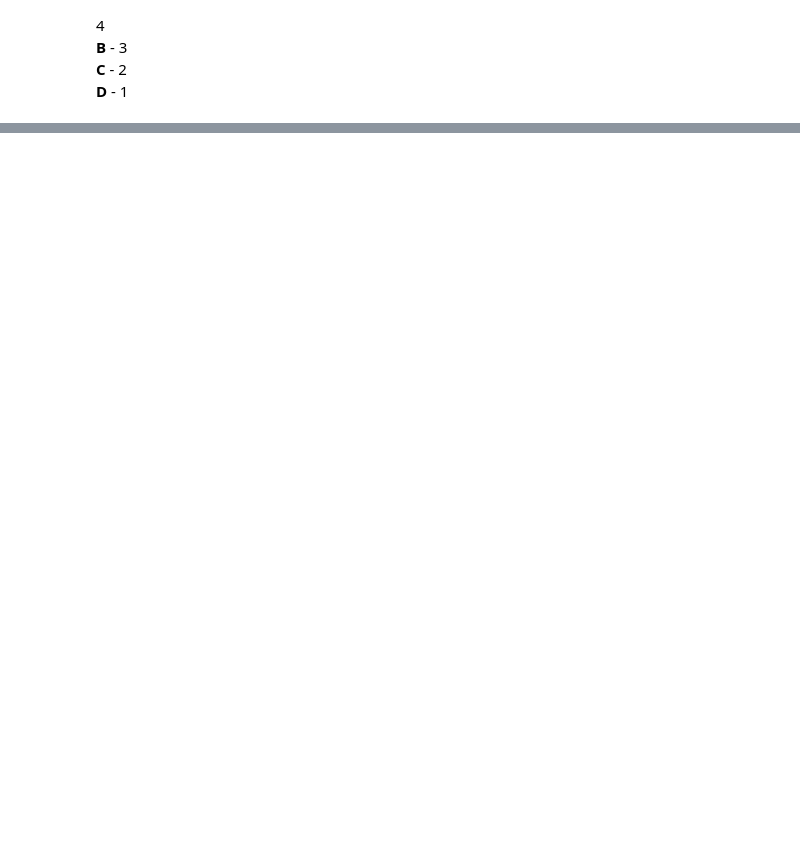
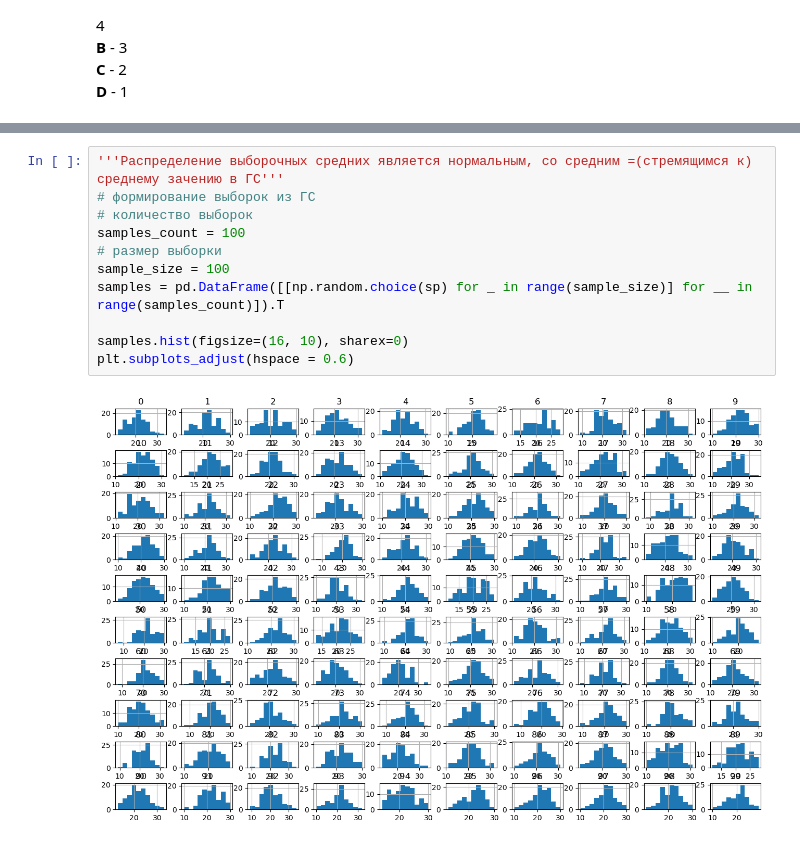
Before and after one commit to LiquidVac/My_study, a Jupyter notebook: STEPIK Basics of Statistics/Основы статистики. Неделя 1.ipynb, the cells around one changed output, grey strips where cells are left out. Saved outputs shown, nothing was run; the diff lists cells and outputs as text; blank space fills up the shorter version.

```diff
--- a/STEPIK Basics of Statistics/Основы статистики. Неделя 1.ipynb
+++ b/STEPIK Basics of Statistics/Основы статистики. Неделя 1.ipynb
@@ -280,0 +454,13 @@ plt.show()
+# %%
+'''Распределение выборочных средних является нормальным, со средним =(стремящимся к) среднему зачению в ГС'''
+# формирование выборок из ГС
+# количество выборок
+samples_count = 100
+# размер выборки
+sample_size = 100
+samples = pd.DataFrame([[np.random.choice(sp) for _ in range(sample_size)] for __ in range(samples_count)]).T
+
+samples.hist(figsize=(16, 10), sharex=0)
+plt.subplots_adjust(hspace = 0.6)
+# %% [output]
+[figure, added]
```
Also changed, not shown: parts of 45 cells of this notebook.
